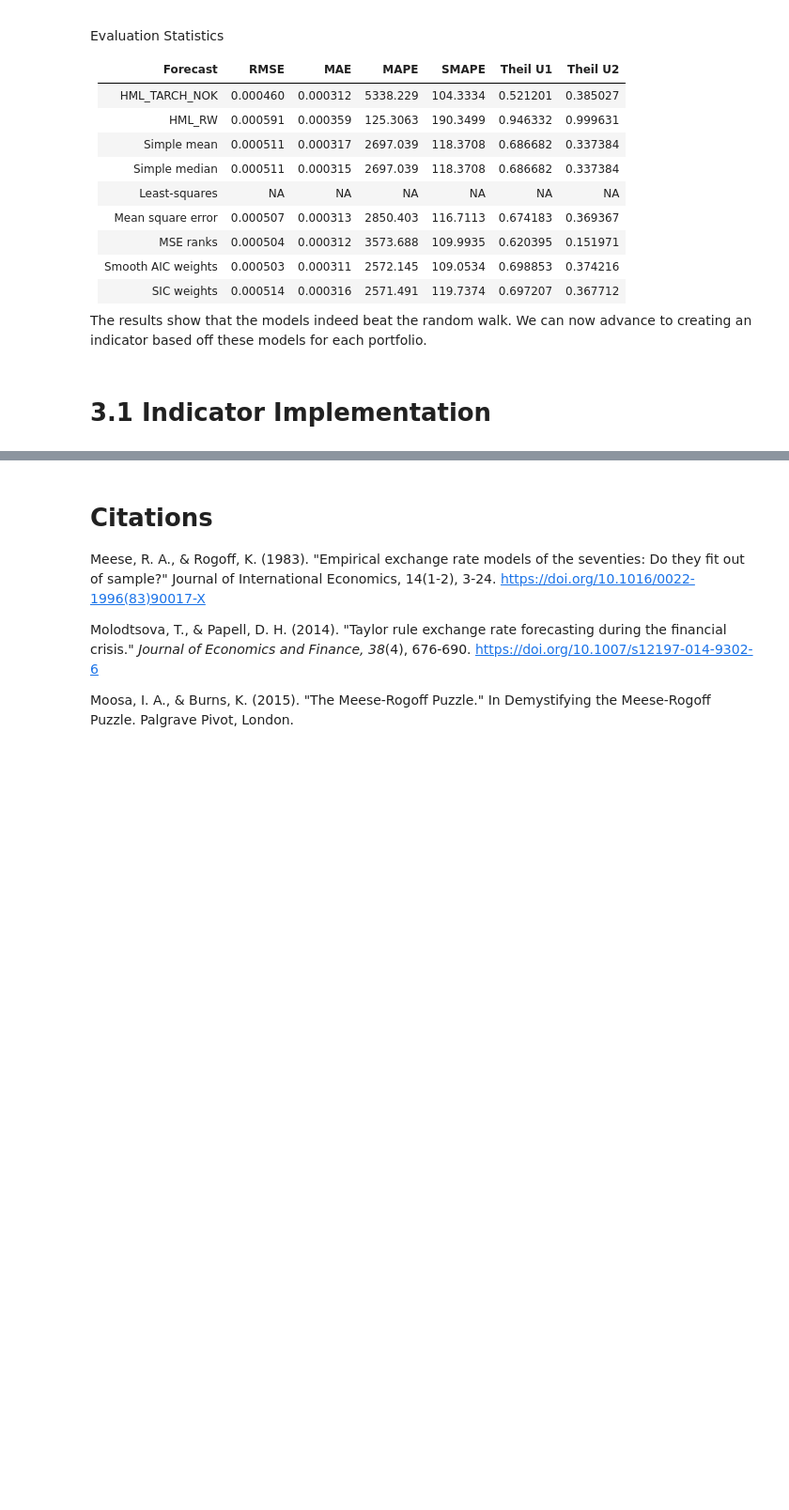
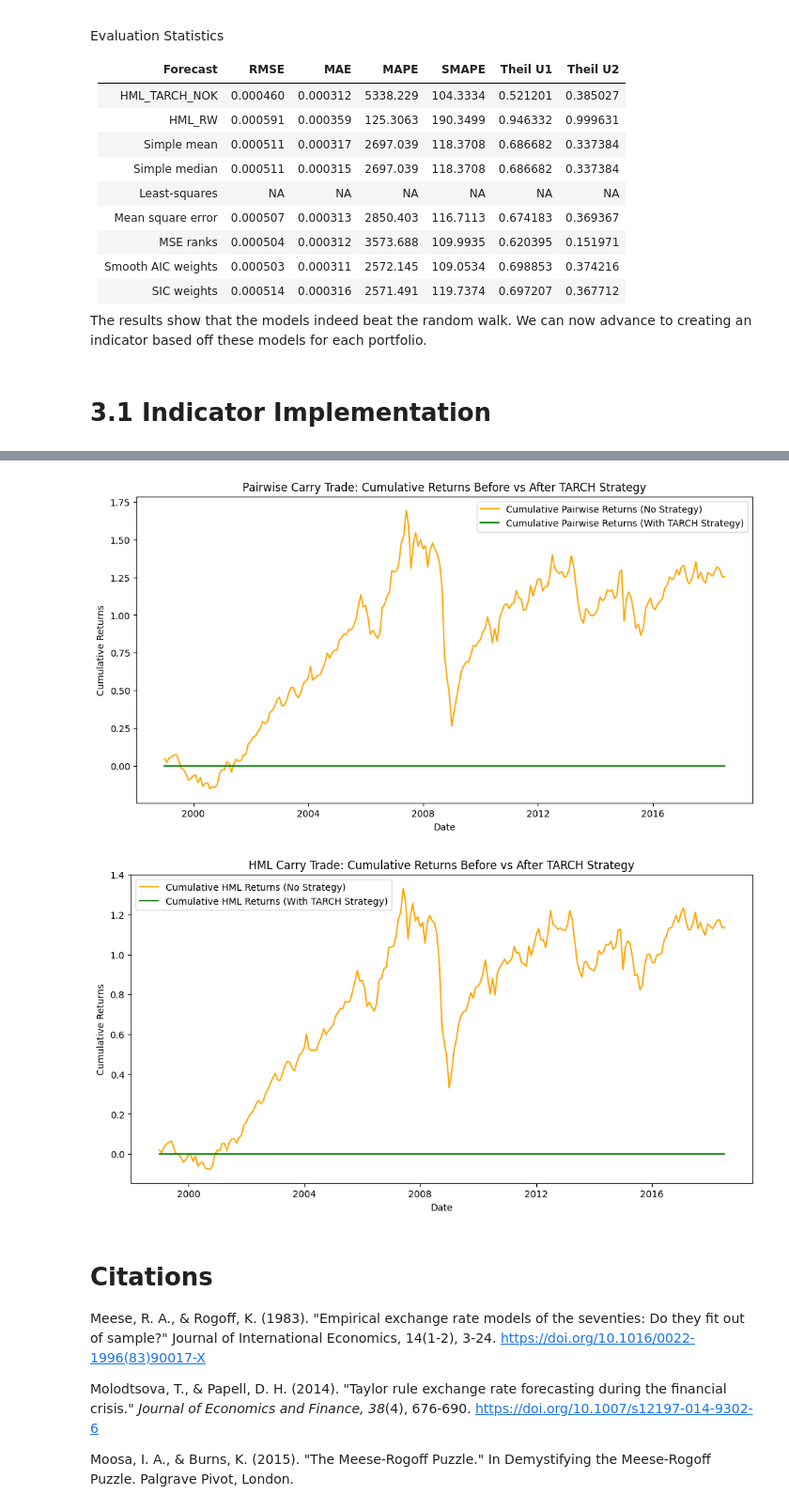
Before and after one commit to markbogorad/CarryTrade, a Jupyter notebook: VolatilityIndicator.ipynb, the cells around one changed output, grey strips where cells are left out. Shown: that part at 94% size. Cells and saved outputs as stored; diff of their text form; code cells hidden in the pictures; blank space fills up the shorter version.

```diff
--- a/VolatilityIndicator.ipynb
+++ b/VolatilityIndicator.ipynb
@@ -592,3 +522,48 @@ HML Strategy Sharpe Ratio: 3.8914293939035955
+# %%
+# Set a threshold for volatility growth (e.g., based on historical mean + standard deviation)
+pairwise_growth_threshold = df['pairwise_volatility_growth'].mean() + df['pairwise_volatility_growth'].std()
+hml_growth_threshold = df['hml_volatility_growth'].mean() + df['hml_volatility_growth'].std()
+
+# Create an indicator: 1 if volatility growth is below the threshold (trade on), 0 if above (trade off)
+df['pairwise_trade_active'] = df['pairwise_volatility_growth'] <= pairwise_growth_threshold
+df['hml_trade_active'] = df['hml_volatility_growth'] <= hml_growth_threshold
+# %%
+import pandas as pd
+import matplotlib.pyplot as plt
+from arch import arch_model
+
+# Calculate strategy returns based on the on-off switch
+df['pairwise_strategy_returns'] = pairwise_carry_returns * df['pairwise_trade_active']
+df['hml_strategy_returns'] = hml_carry_returns * df['hml_trade_active']
+
+# Calculate cumulative returns with the strategy
+cumulative_pairwise_returns_strategy = (1 + df['pairwise_strategy_returns']).cumprod() - 1
+cumulative_hml_returns_strategy = (1 + df['hml_strategy_returns']).cumprod() - 1
+
+# Plot cumulative returns with and without the strategy
+
+# Pairwise Carry Trade
+plt.figure(figsize=(12, 6))
+plt.plot(dates, cumulative_pairwise_returns, label='Cumulative Pairwise Returns (No Strategy)', color='orange')
+plt.plot(dates, cumulative_pairwise_returns_strategy, label='Cumulative Pairwise Returns (With TARCH Strategy)', color='green')
+plt.title('Pairwise Carry Trade: Cumulative Returns Before vs After TARCH Strategy')
+plt.xlabel('Date')
+plt.ylabel('Cumulative Returns')
+plt.legend()
+plt.show()
+
+# HML Carry Trade
+plt.figure(figsize=(12, 6))
+plt.plot(dates, cumulative_hml_returns, label='Cumulative HML Returns (No Strategy)', color='orange')
+plt.plot(dates, cumulative_hml_returns_strategy, label='Cumulative HML Returns (With TARCH Strategy)', color='green')
+plt.title('HML Carry Trade: Cumulative Returns Before vs After TARCH Strategy')
+plt.xlabel('Date')
+plt.ylabel('Cumulative Returns')
+plt.legend()
+plt.show()
+# %% [output]
+[figure, added]
+[figure, added]
 # %% [markdown]
 # Citations
 
```
Also changed, not shown: parts of 7 cells of this notebook, 1 other file.
